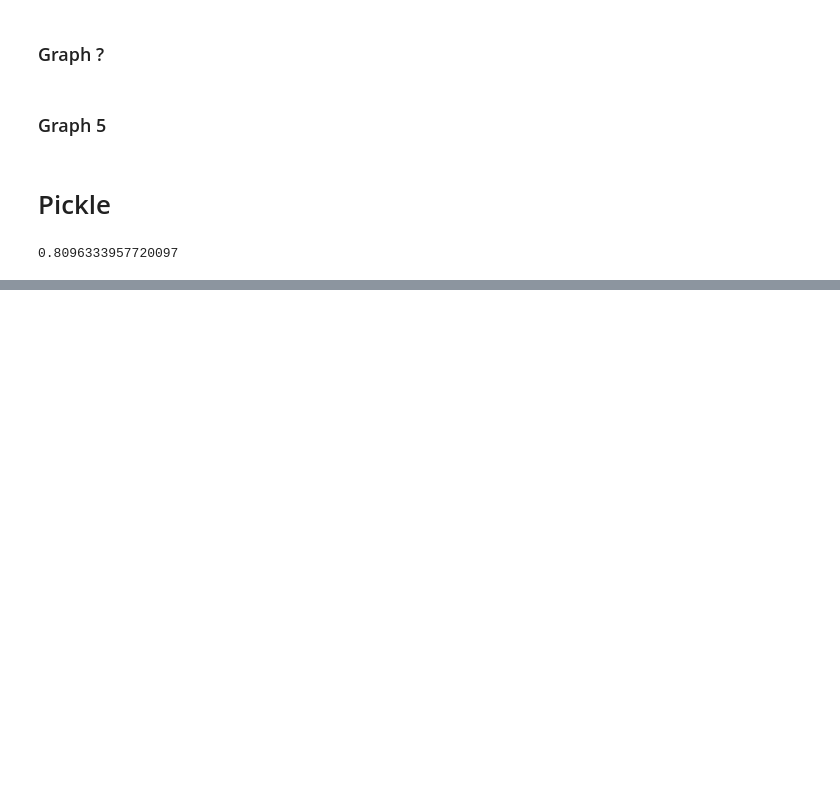
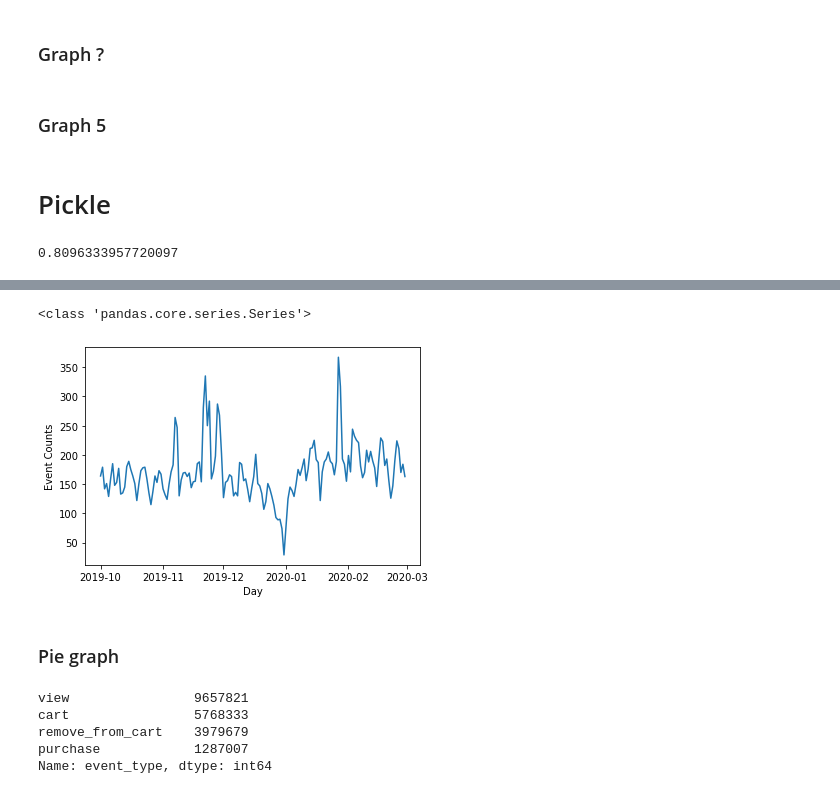
Before and after one commit to Johnny-Foreigner/predicting_purchases, a Jupyter notebook: data_exploration/eda_index.ipynb, the cells around one changed output, grey strips where cells are left out. Cells and saved outputs as stored; diff of their text form; code cells hidden in the pictures; blank space fills up the shorter version.

```diff
--- a/data_exploration/eda_index.ipynb
+++ b/data_exploration/eda_index.ipynb
@@ -872,0 +874,6 @@ print(result)
+# %%
+date = ecom_df.loc[:,['event_time','user_id']]
+date['event_time'] = date['event_time'].apply(lambda d: str(d)[0:10])
+# %%
+visitor_by_date = date.groupby(['event_time'])['user_id'].nunique()
+visitor_by_date
@@ -872,0 +894,16 @@ print(result)
+# %%
+X = pd.Series(visitor_by_date.index.values).apply(lambda s: datetime.strptime(s, '%Y-%m-%d').date())
+y = visitor_by_date[:]
+
+print(type(visitor_by_date))
+plt.plot(X,y)
+plt.xlabel('Day')
+plt.ylabel('Event Counts')
+plt.savefig('Vistor_Line_Graph')
+
+plt.show()
+# %% [output]
+<class 'pandas.core.series.Series'>
+[figure, added]
+# %% [markdown]
+### Pie graph
@@ -872,0 +912,9 @@ print(result)
+# %%
+df_pie = ecom_df["event_type"].value_counts()
+df_pie
+# %% [output]
+view                9657821
+cart                5768333
+remove_from_cart    3979679
+purchase            1287007
+Name: event_type, dtype: int64
```
Also changed, not shown: parts of 7 cells of this notebook, 3 other files.
